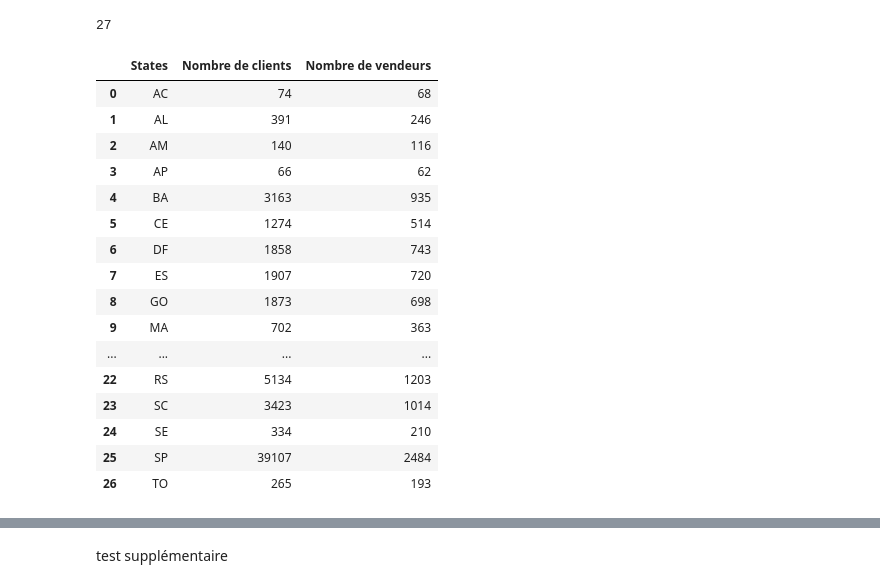
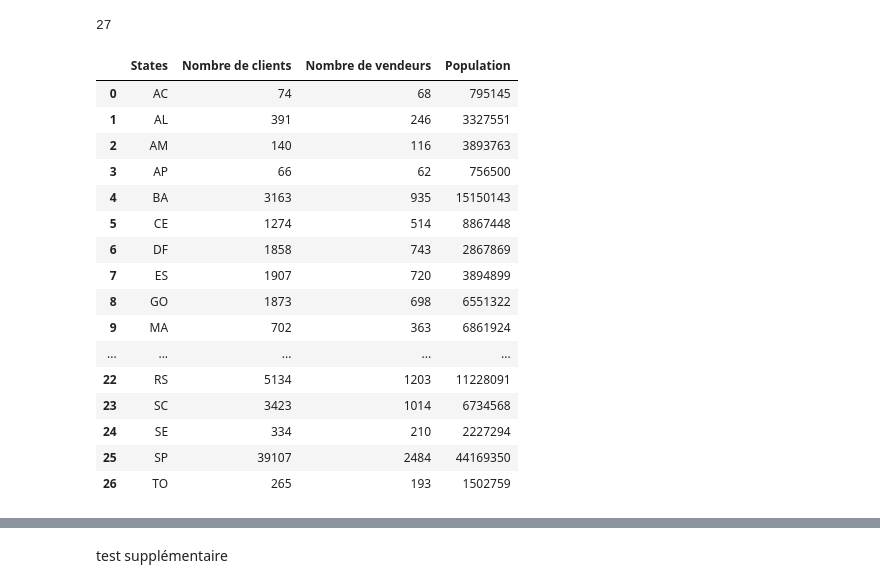
Before and after one commit to HaDock404/CustomerSegmentation, a Jupyter notebook: notebook.ipynb, the cells around one changed output, grey strips where cells are left out. Drawn from its saved outputs; the diff is of its cells as text; code cells hidden in the pictures.

Commit message:
ajout population par état

```diff
--- a/notebook.ipynb
+++ b/notebook.ipynb
@@ -347,28 +352,31 @@ df_clients = pd.DataFrame(customer_nb)
 # %%
 seller_filter = data.groupby('customer_state')['seller_id'].unique()
 seller_nb = []
 
 for state, seller in seller_filter.items():
     seller_nb.append({'States' : state, 'Nombre de vendeurs' : len(seller)})
 
+df_brazilian_population = pd.read_csv('./archive/brazilian_states_csv.csv')
+
 df_sellers = pd.DataFrame(seller_nb)
 df_states = pd.merge(df_clients, df_sellers, on='States')
+df_states = pd.merge(df_states, df_brazilian_population, on='States')
 df_states
 # %% [output]
-|  | States | Nombre de clients | Nombre de vendeurs |
-| 0 | AC | 74 | 68 |
-| 1 | AL | 391 | 246 |
-| 2 | AM | 140 | 116 |
-| 3 | AP | 66 | 62 |
-| 4 | BA | 3163 | 935 |
-| 5 | CE | 1274 | 514 |
-| 6 | DF | 1858 | 743 |
-| 7 | ES | 1907 | 720 |
-| 8 | GO | 1873 | 698 |
-| 9 | MA | 702 | 363 |
-| ... | ... | ... | ... |
-| 22 | RS | 5134 | 1203 |
-| 23 | SC | 3423 | 1014 |
-| 24 | SE | 334 | 210 |
-| 25 | SP | 39107 | 2484 |
-| 26 | TO | 265 | 193 |
+|  | States | Nombre de clients | Nombre de vendeurs | Population |
+| 0 | AC | 74 | 68 | 795145 |
+| 1 | AL | 391 | 246 | 3327551 |
+| 2 | AM | 140 | 116 | 3893763 |
+| 3 | AP | 66 | 62 | 756500 |
+| 4 | BA | 3163 | 935 | 15150143 |
+| 5 | CE | 1274 | 514 | 8867448 |
+| 6 | DF | 1858 | 743 | 2867869 |
+| 7 | ES | 1907 | 720 | 3894899 |
+| 8 | GO | 1873 | 698 | 6551322 |
+| 9 | MA | 702 | 363 | 6861924 |
+| ... | ... | ... | ... | ... |
+| 22 | RS | 5134 | 1203 | 11228091 |
+| 23 | SC | 3423 | 1014 | 6734568 |
+| 24 | SE | 334 | 210 | 2227294 |
+| 25 | SP | 39107 | 2484 | 44169350 |
+| 26 | TO | 265 | 193 | 1502759 |
```
Also changed, not shown: parts of 5 cells of this notebook, 1 other file.
